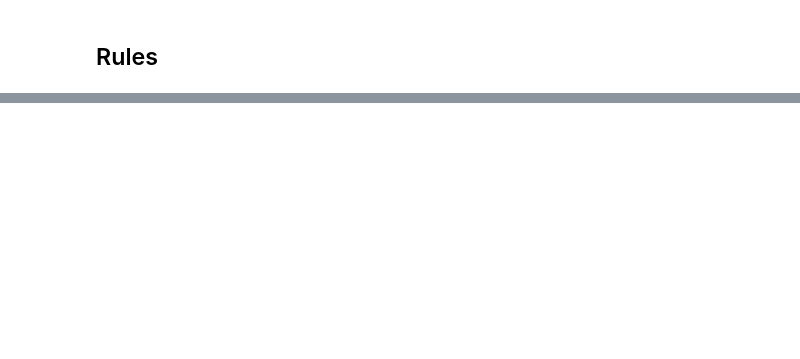
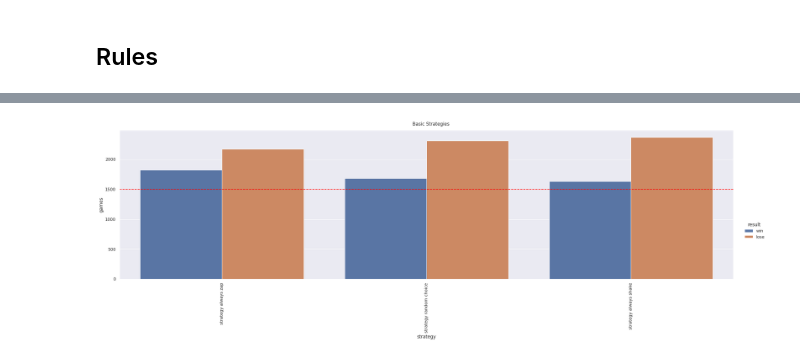
Before and after one commit to brevdev/AreYouARobot, a Jupyter notebook: work/ayar.ipynb, the cells around one changed output, grey strips where cells are left out. Saved outputs shown, nothing was run; the diff lists cells and outputs as text; code cells hidden in the pictures; blank space fills up the shorter version.

```diff
--- a/work/ayar.ipynb
+++ b/work/ayar.ipynb
@@ -1375,0 +1392,43 @@ g.legend.set_title("")
+# %%
+import matplotlib.pyplot as plt
+import os
+# %matplotlib inline
+
+# this takes a ton of memory
+def make_bar_chart(df, dir_prefix, title, order, aspect, n):
+
+    trial_sns_plot = sns.catplot(
+        # aspect=1.5,
+        kind='bar',
+        data=df,
+        x="strategy", y="games", hue="result", order=order,
+        height=8.27, aspect=aspect
+
+    )
+    trial_sns_plot.set_xticklabels(rotation=90)
+    # trial_sns_plot.fig.subplots_adjust(top=0.9)
+
+    trial_sns_plot.fig.suptitle(title)
+
+    # ax2 = trial_sns_plot.axes[0]
+    trial_sns_plot.refline(y=n,color="red", linestyle="--", label="50% of games")
+    # trial_sns_plot.set(ylim=(0, 1))
+    image_path = title.replace(" ", "-").replace("\n","-")+".png"
+    if dir_prefix:
+        if not os.path.exists(dir_prefix):
+            os.makedirs(dir_prefix)
+        image_path = os.path.join(dir_prefix, image_path)
+
+    trial_sns_plot.fig.savefig(image_path)
+# %%
+n = 1000
+basic_trials = apply_fn_to_all_strategies(get_trial, basic_strats, n)
+basic_table = strategy_win_loss_table(basic_trials)
+basic_bar_df = swlt_to_df(basic_table)
+# %%
+make_bar_chart(basic_bar_df,
+               "", "Basic Strategies",
+               reversed(sorted(basic_table, key=lambda k: basic_table[k]["wins"])),
+               23.8/8.27, n*len(basic_strats)//2)
+# %% [output]
+[figure, added]
```
Also changed, not shown: parts of 11 cells of this notebook, 4 other files.
